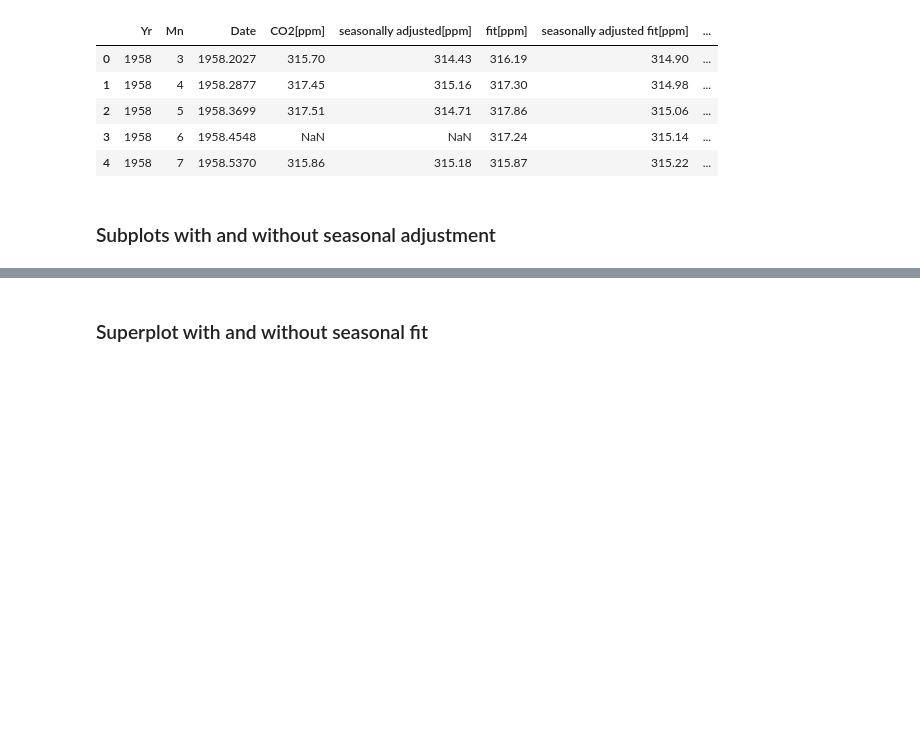
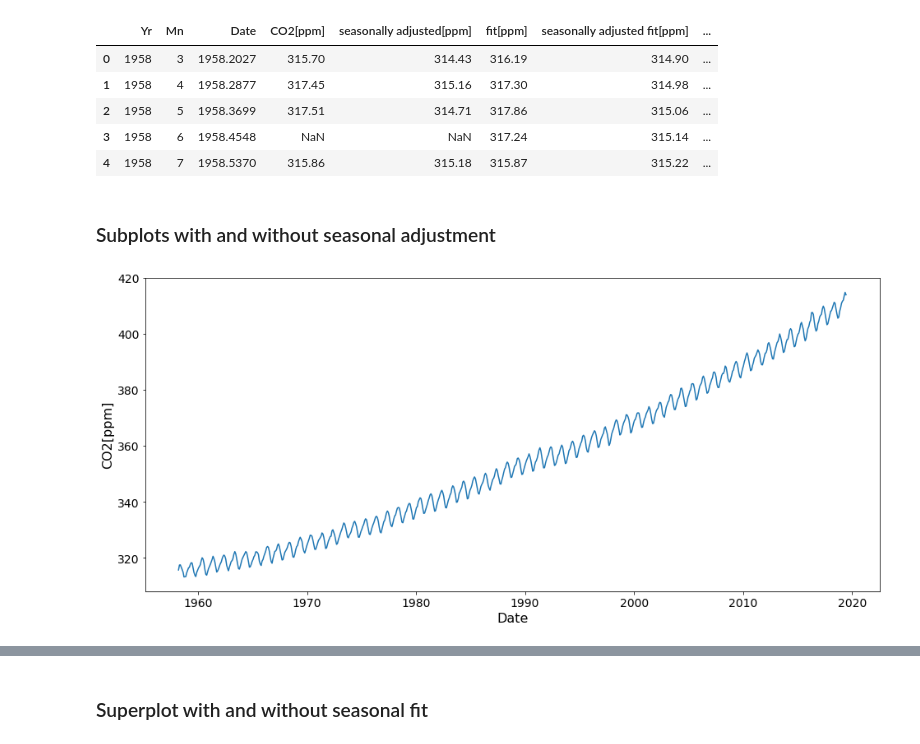
Before and after one commit to yohannjs/tidsrekker, a Jupyter notebook: yohann_exploration.ipynb, the cells around one changed output, grey strips where cells are left out. Saved outputs shown, nothing was run; the diff lists cells and outputs as text; code cells hidden in the pictures; blank space fills up the shorter version.

```diff
--- a/yohann_exploration.ipynb
+++ b/yohann_exploration.ipynb
@@ -81,4 +82,24 @@ df.head()
 | 4 | 1958 | 7 | 1958.5370 | 315.86 | 315.18 | 315.87 | 315.22 | ... |
 # %% [markdown]
 ### Subplots with and without seasonal adjustment
+# %%
+fig, ax = plt.subplots(nrows=1, ncols=1, figsize=(16,7))
+g = sns.relplot(x='Date', y='CO2[ppm]', data=df, kind='line', ax=ax)
+
+# You will have to close the additional empty figures returned by replot
+plt.close(g.fig)
+
+for tick in ax.xaxis.get_major_ticks():
+    tick.label.set_fontsize(14)
+for tick in ax.yaxis.get_major_ticks():
+    tick.label.set_fontsize(14)
+
+
+#ax.set_title('CO2 concentration at Muana Luna 1958-2019', fontsize=16)
+ax.set_xlabel('Date', fontsize=16)
+ax.set_ylabel('CO2[ppm]', fontsize=16)
+
+plt.savefig('plt_raw_data')
+# %% [output]
+[figure, added]
 # %%
```
Also changed, not shown: parts of 10 cells of this notebook, 1 other file.
